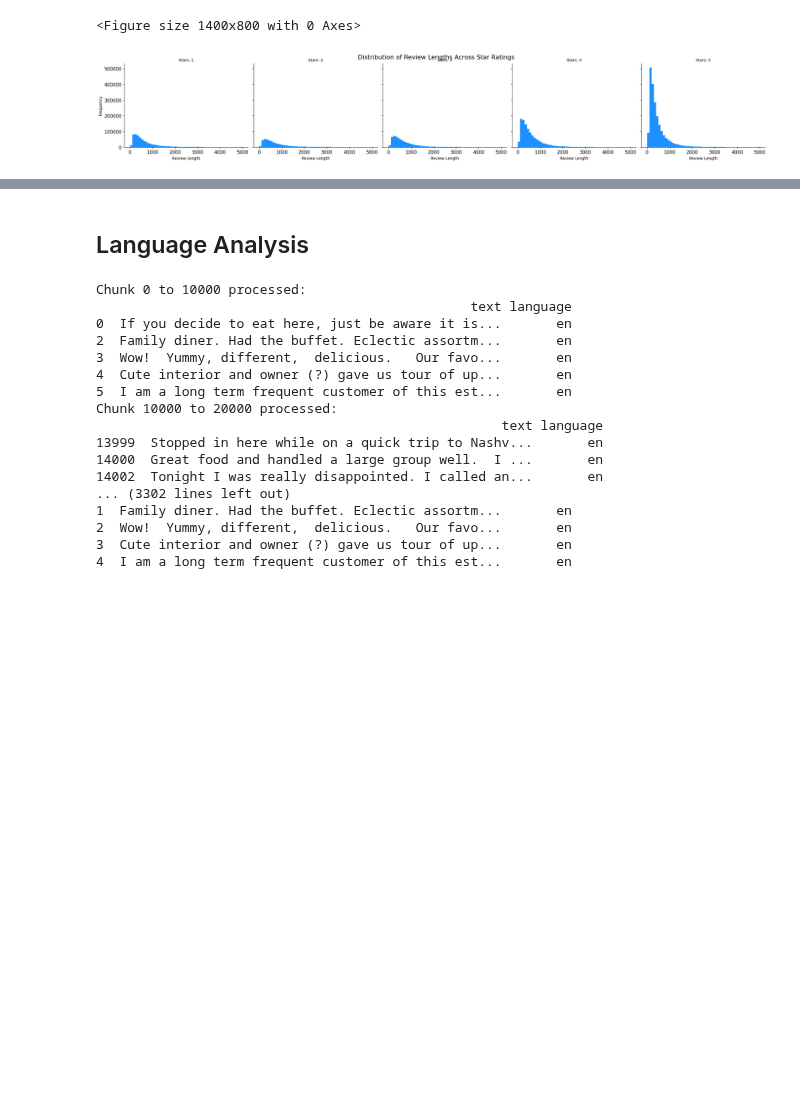
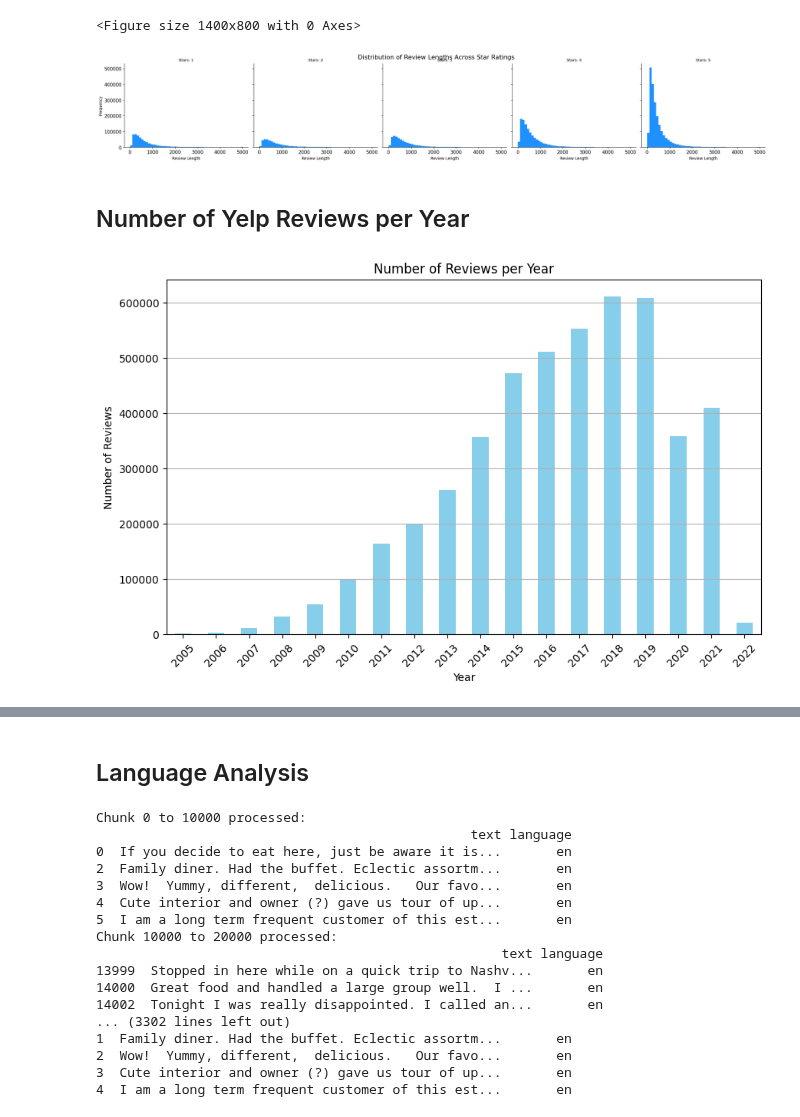
Before and after one commit to Dimasaur/scorecast, a Jupyter notebook: eda/victoria_review_eda.ipynb, the cells around one changed output, grey strips where cells are left out. Cells and saved outputs as stored; diff of their text form; code cells hidden in the pictures; blank space fills up the shorter version.

```diff
--- a/eda/victoria_review_eda.ipynb
+++ b/eda/victoria_review_eda.ipynb
@@ -176,3 +176,27 @@ plt.show()
 # %% [output]
 <Figure size 1400x800 with 0 Axes>
 [figure]
+# %% [markdown]
+## Number of Yelp Reviews per Year
+# %%
+filtered_review['date'] = pd.to_datetime(filtered_review['date'])
+
+# Extract the year from the date
+filtered_review['year'] = filtered_review['date'].dt.year
+
+# Count the number of reviews per year
+reviews_per_year = filtered_review.groupby('year').size()
+
+# Plotting
+plt.figure(figsize=(10, 6))
+reviews_per_year.plot(kind='bar', color='skyblue')
+plt.title('Number of Reviews per Year')
+plt.xlabel('Year')
+plt.ylabel('Number of Reviews')
+plt.xticks(rotation=45)
+plt.grid(axis='y')
+
+# Display the plot
+plt.show()
+# %% [output]
+[figure, added]
```
Also changed, not shown: parts of 8 cells of this notebook, 1 other file.
